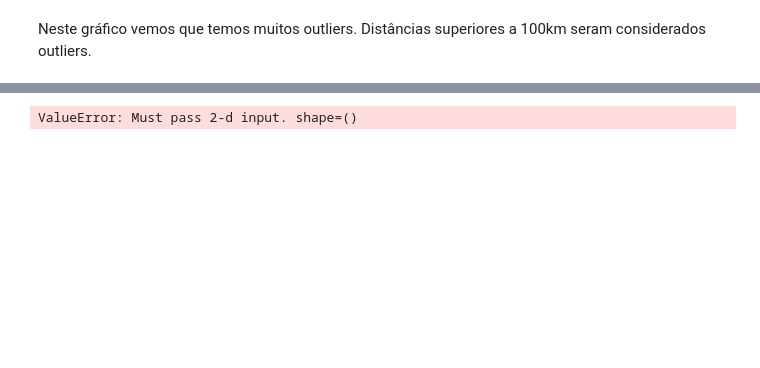
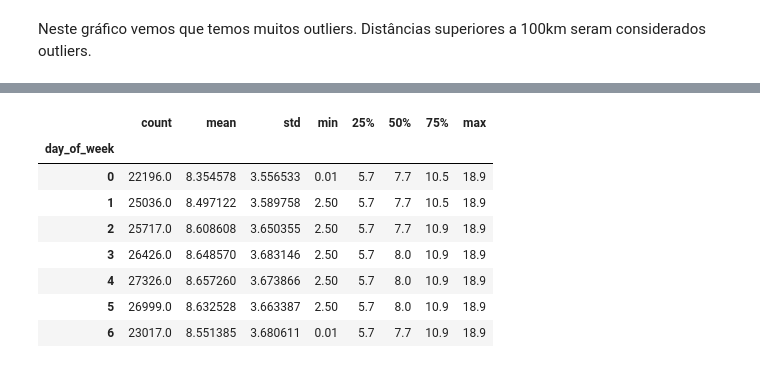
Before and after one commit to JoaoCardoso027/Df-Uber, a Jupyter notebook: Projeto1.ipynb, the cells around one changed output, grey strips where cells are left out. Cells and saved outputs as stored; diff of their text form; code cells hidden in the pictures; blank space fills up the shorter version.

```diff
--- a/Projeto1.ipynb
+++ b/Projeto1.ipynb
@@ -157,5 +165,15 @@ correlation
-# %%
-plot = sns.heatmap(correlation)
-plot
-# %% [output]
-ValueError: Must pass 2-d input. shape=()
+# %%
+df['day_of_week'] = df['pickup_datetime'].dt.dayofweek
+
+stats_by_day = df.groupby('day_of_week')['fare_amount'].describe()
+stats_by_day
+# %% [output]
+|  | count | mean | std | min | 25% | 50% | 75% | max |
+| day_of_week |  |  |  |  |  |  |  |  |
+| 0 | 22196.0 | 8.354578 | 3.556533 | 0.01 | 5.7 | 7.7 | 10.5 | 18.9 |
+| 1 | 25036.0 | 8.497122 | 3.589758 | 2.50 | 5.7 | 7.7 | 10.5 | 18.9 |
+| 2 | 25717.0 | 8.608608 | 3.650355 | 2.50 | 5.7 | 7.7 | 10.9 | 18.9 |
+| 3 | 26426.0 | 8.648570 | 3.683146 | 2.50 | 5.7 | 8.0 | 10.9 | 18.9 |
+| 4 | 27326.0 | 8.657260 | 3.673866 | 2.50 | 5.7 | 8.0 | 10.9 | 18.9 |
+| 5 | 26999.0 | 8.632528 | 3.663387 | 2.50 | 5.7 | 8.0 | 10.9 | 18.9 |
+| 6 | 23017.0 | 8.551385 | 3.680611 | 0.01 | 5.7 | 7.7 | 10.9 | 18.9 |
```
Also changed, not shown: parts of 8 cells of this notebook.
